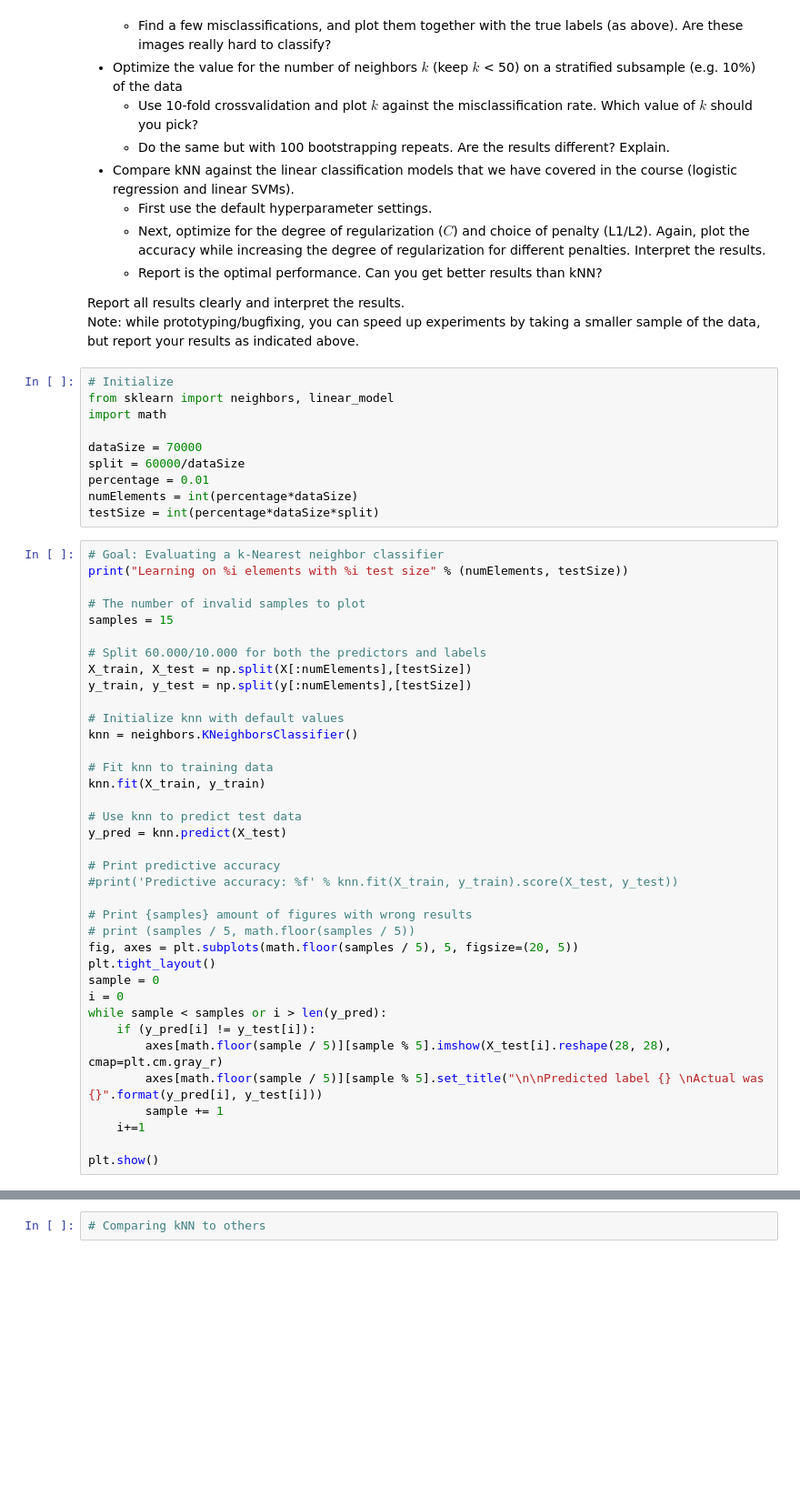
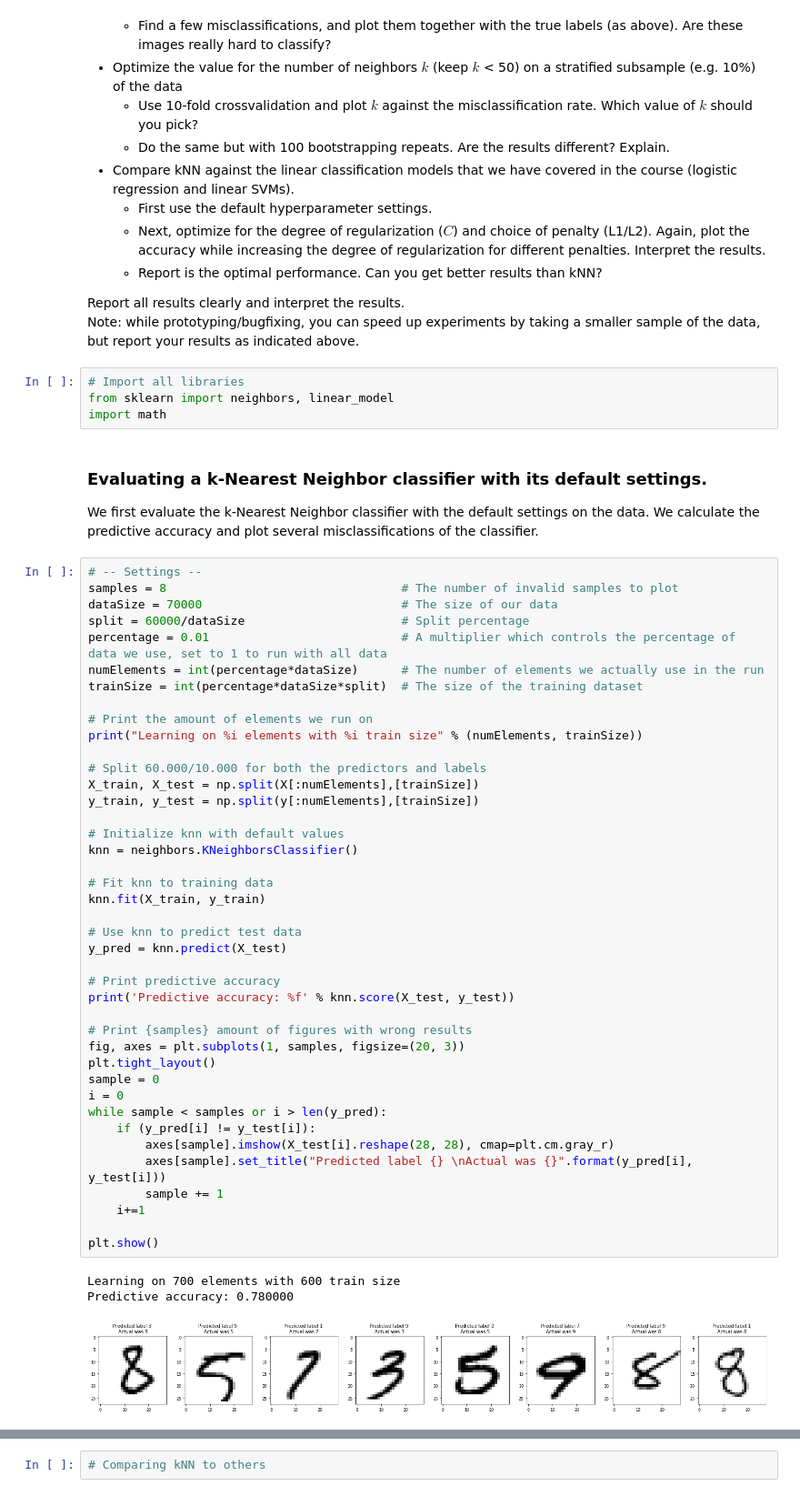
Before and after one commit to Zilarion/2IMW30-Assignment-1-2, a Jupyter notebook: a1/Assignment 1.ipynb, the cells around one changed output, grey strips where cells are left out. Shown: that part at 91% size. Drawn from its saved outputs; the diff is of its cells as text; blank space fills up the shorter version.

Commit message:
Added first exercise part 1

```diff
--- a/a1/Assignment 1.ipynb
+++ b/a1/Assignment 1.ipynb
@@ -35,50 +32,55 @@ print("Class label:",y[0]) # Print the correct class label
 
 Report all results clearly and interpret the results.
 Note: while prototyping/bugfixing, you can speed up experiments by taking a smaller sample of the data, but report your results as indicated above.
-# %%
-# Initialize
-from sklearn import neighbors, linear_model
-import math
-
-dataSize = 70000
-split = 60000/dataSize
-percentage = 0.01
-numElements = int(percentage*dataSize)
-testSize = int(percentage*dataSize*split)
+# %%
+# Import all libraries
+from sklearn import neighbors, linear_model
+import math
+# %% [markdown]
+### Evaluating a k-Nearest Neighbor classifier with its default settings.
+We first evaluate the k-Nearest Neighbor classifier with the default settings on the data. We calculate the predictive accuracy and plot several misclassifications of the classifier.
 # %%
-# Goal: Evaluating a k-Nearest neighbor classifier
-print("Learning on %i elements with %i test size" % (numElements, testSize))
+# -- Settings --
+samples = 8                                 # The number of invalid samples to plot
+dataSize = 70000                            # The size of our data
+split = 60000/dataSize                      # Split percentage
+percentage = 0.01                           # A multiplier which controls the percentage of data we use, set to 1 to run with all data
+numElements = int(percentage*dataSize)      # The number of elements we actually use in the run
+trainSize = int(percentage*dataSize*split)  # The size of the training dataset
 
-# The number of invalid samples to plot
-samples = 15
+# Print the amount of elements we run on
+print("Learning on %i elements with %i train size" % (numElements, trainSize))
 
 # Split 60.000/10.000 for both the predictors and labels
-X_train, X_test = np.split(X[:numElements],[testSize])
-y_train, y_test = np.split(y[:numElements],[testSize])
+X_train, X_test = np.split(X[:numElements],[trainSize])
+y_train, y_test = np.split(y[:numElements],[trainSize])
 
 # Initialize knn with default values
 knn = neighbors.KNeighborsClassifier()
 
 # Fit knn to training data
 knn.fit(X_train, y_train)
 
 # Use knn to predict test data
 y_pred = knn.predict(X_test)
 
 # Print predictive accuracy
-#print('Predictive accuracy: %f' % knn.fit(X_train, y_train).score(X_test, y_test))
+print('Predictive accuracy: %f' % knn.score(X_test, y_test))
 
 # Print {samples} amount of figures with wrong results
-# print (samples / 5, math.floor(samples / 5))
-fig, axes = plt.subplots(math.floor(samples / 5), 5, figsize=(20, 5))
+fig, axes = plt.subplots(1, samples, figsize=(20, 3))
 plt.tight_layout()
 sample = 0
 i = 0
 while sample < samples or i > len(y_pred):
     if (y_pred[i] != y_test[i]):
-        axes[math.floor(sample / 5)][sample % 5].imshow(X_test[i].reshape(28, 28), cmap=plt.cm.gray_r)
-        axes[math.floor(sample / 5)][sample % 5].set_title("\n\nPredicted label {} \nActual was {}".format(y_pred[i], y_test[i]))
+        axes[sample].imshow(X_test[i].reshape(28, 28), cmap=plt.cm.gray_r)
+        axes[sample].set_title("Predicted label {} \nActual was {}".format(y_pred[i], y_test[i]))
         sample += 1
     i+=1
 
 plt.show()
+# %% [output]
+Learning on 700 elements with 600 train size
+Predictive accuracy: 0.780000
+[figure, added]
```
Also changed, not shown: parts of 9 cells of this notebook.
